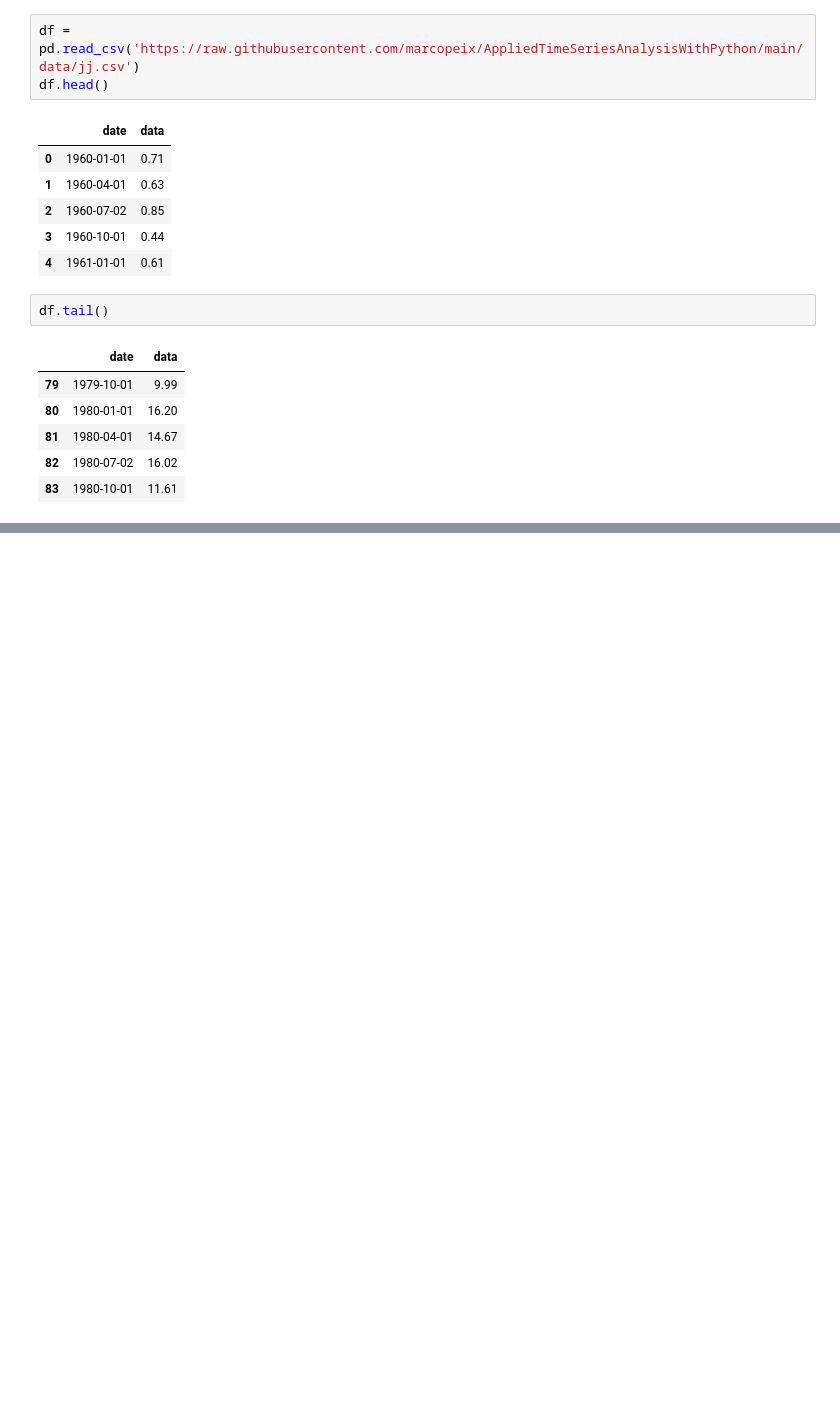
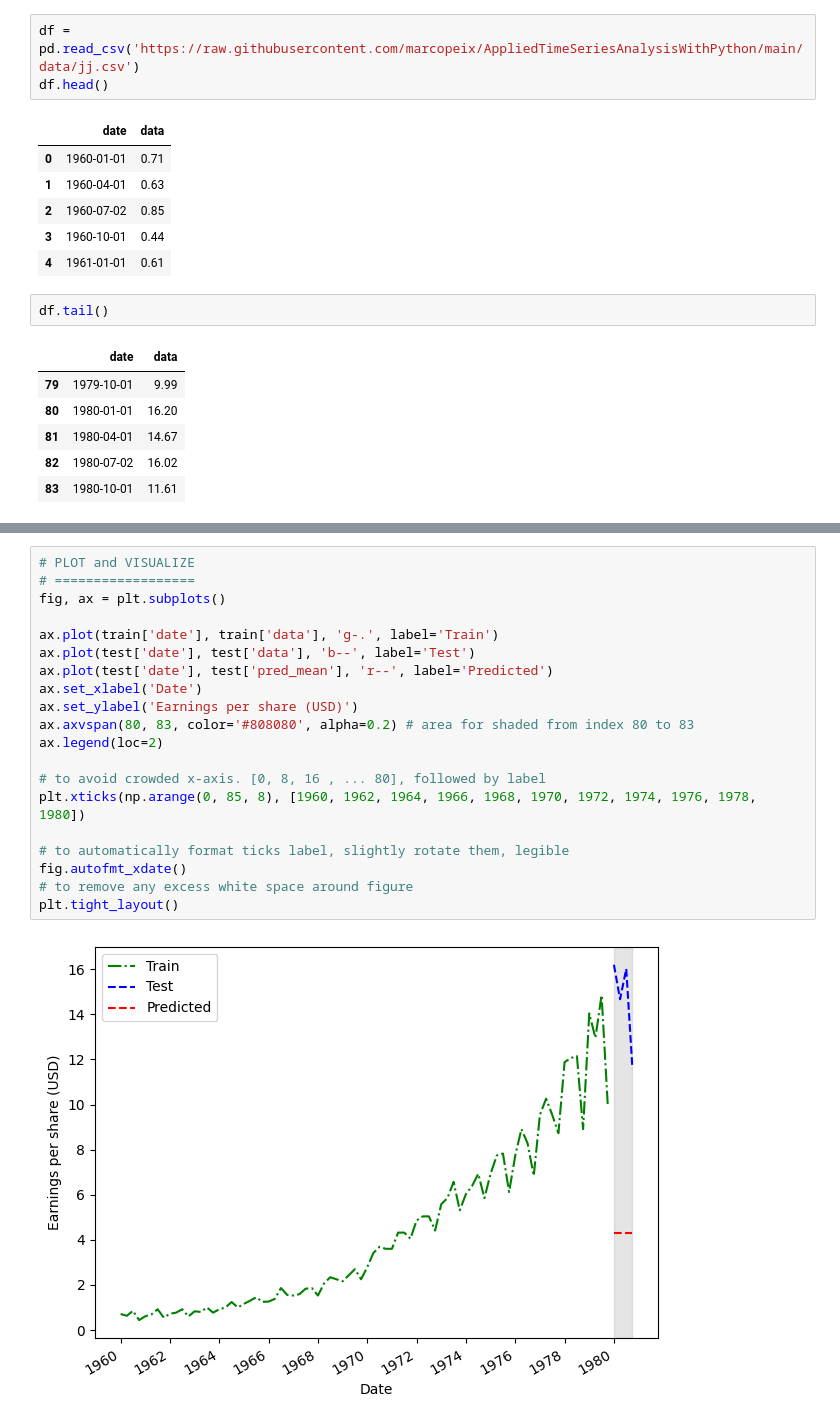
Before and after one commit to MonuSingh16/code-practice-courses-books, a Jupyter notebook: time-series-forecasting-python/ch02-naive-prediction-future.ipynb, the cells around one changed output, grey strips where cells are left out. Cells and saved outputs as stored; diff of their text form; blank space fills up the shorter version.

```diff
--- a/time-series-forecasting-python/ch02-naive-prediction-future.ipynb
+++ b/time-series-forecasting-python/ch02-naive-prediction-future.ipynb
@@ -53,0 +82,22 @@ test.loc[:, 'pred_mean'] = historical_mean
+# %%
+# PLOT and VISUALIZE
+# ==================
+fig, ax = plt.subplots()
+
+ax.plot(train['date'], train['data'], 'g-.', label='Train')
+ax.plot(test['date'], test['data'], 'b--', label='Test')
+ax.plot(test['date'], test['pred_mean'], 'r--', label='Predicted')
+ax.set_xlabel('Date')
+ax.set_ylabel('Earnings per share (USD)')
+ax.axvspan(80, 83, color='#808080', alpha=0.2) # area for shaded from index 80 to 83
+ax.legend(loc=2)
+
+# to avoid crowded x-axis. [0, 8, 16 , ... 80], followed by label
+plt.xticks(np.arange(0, 85, 8), [1960, 1962, 1964, 1966, 1968, 1970, 1972, 1974, 1976, 1978, 1980])
+
+# to automatically format ticks label, slightly rotate them, legible
+fig.autofmt_xdate()
+# to remove any excess white space around figure
+plt.tight_layout()
+# %% [output]
+[figure, added]
```
Also changed, not shown: parts of 18 cells of this notebook.
